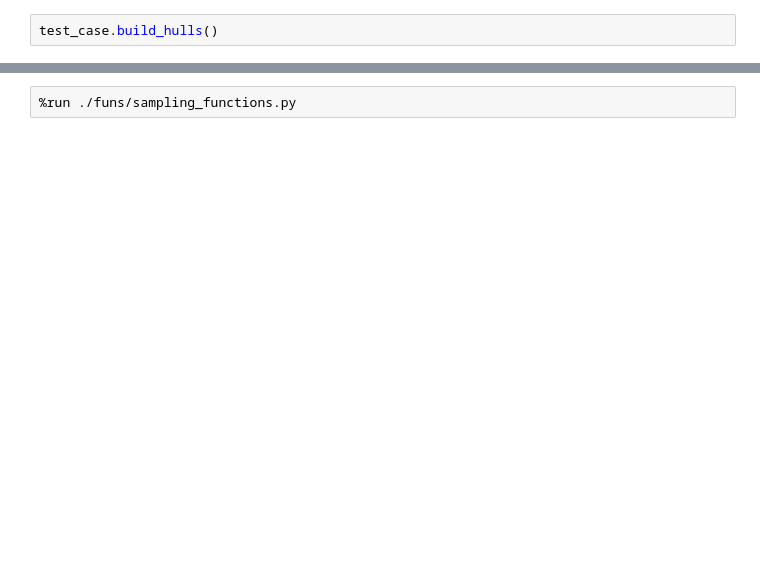
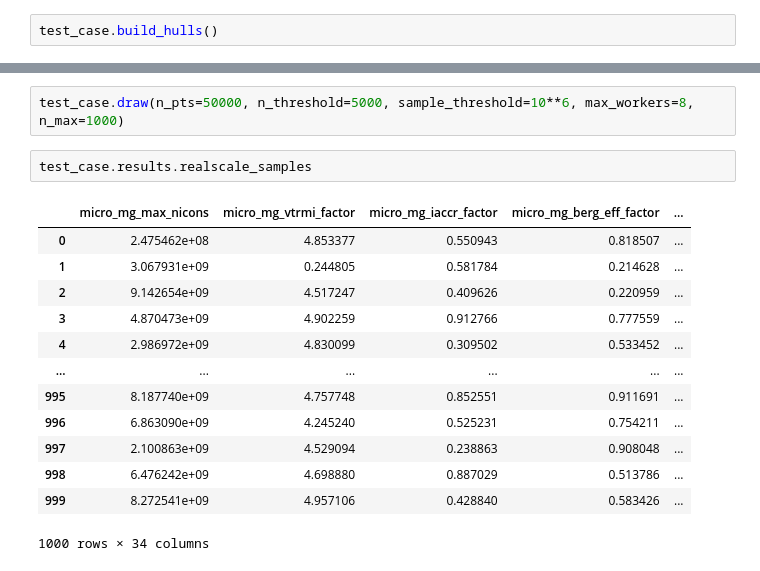
Before and after one commit to yiqioyang/proj2dhullsampler, a Jupyter notebook: class_hm.ipynb, the cells around one changed output, grey strips where cells are left out. Drawn from its saved outputs; the diff is of its cells as text; blank space fills up the shorter version.

```diff
--- a/class_hm.ipynb
+++ b/class_hm.ipynb
@@ -159,3 +152,19 @@ test_case.build_hulls()
 # %%
-%run ./funs/sampling_functions.py
+test_case.draw(n_pts=50000, n_threshold=5000, sample_threshold=10**6, max_workers=8, n_max=1000)
+# %%
+test_case.results.realscale_samples
+# %% [output]
+|  | micro_mg_max_nicons | micro_mg_vtrmi_factor | micro_mg_iaccr_factor | micro_mg_berg_eff_factor | ... |
+| 0 | 2.475462e+08 | 4.853377 | 0.550943 | 0.818507 | ... |
+| 1 | 3.067931e+09 | 0.244805 | 0.581784 | 0.214628 | ... |
+| 2 | 9.142654e+09 | 4.517247 | 0.409626 | 0.220959 | ... |
+| 3 | 4.870473e+09 | 4.902259 | 0.912766 | 0.777559 | ... |
+| 4 | 2.986972e+09 | 4.830099 | 0.309502 | 0.533452 | ... |
+| ... | ... | ... | ... | ... | ... |
+| 995 | 8.187740e+09 | 4.757748 | 0.852551 | 0.911691 | ... |
+| 996 | 6.863090e+09 | 4.245240 | 0.525231 | 0.754211 | ... |
+| 997 | 2.100863e+09 | 4.529094 | 0.238863 | 0.908048 | ... |
+| 998 | 6.476242e+09 | 4.698880 | 0.887029 | 0.513786 | ... |
+| 999 | 8.272541e+09 | 4.957106 | 0.428840 | 0.583426 | ... |
+1000 rows × 34 columns
 # %%
```
Also changed, not shown: parts of 17 cells of this notebook, 3 other files.
